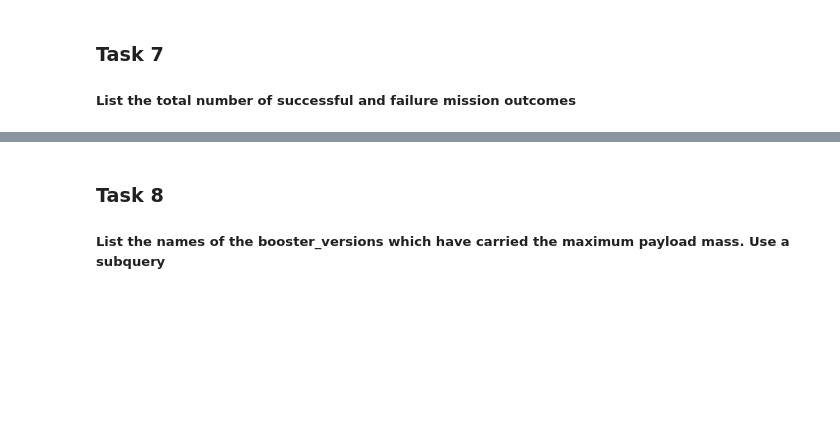
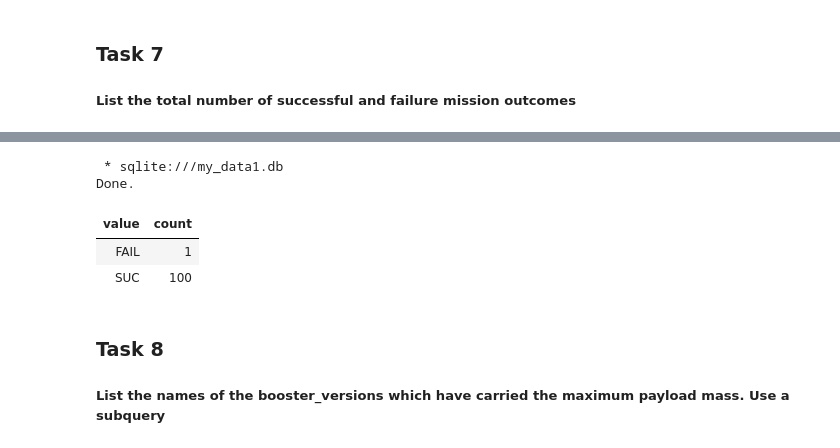
Before and after one commit to imabiodun/IBM-Capstone-Project, a Jupyter notebook: EDA/EDA-sql-coursera_sqllite.ipynb, the cells around one changed output, grey strips where cells are left out. Cells and saved outputs as stored; diff of their text form; code cells hidden in the pictures; blank space fills up the shorter version.

```diff
--- a/EDA/EDA-sql-coursera_sqllite.ipynb
+++ b/EDA/EDA-sql-coursera_sqllite.ipynb
@@ -143,3 +219,17 @@ _Hint:Use min function_
+# %%
+%%sql SELECT'SUC' AS value, COUNT(*) AS count
+FROM SPACEXTABLE
+WHERE MISSION_OUTCOME LIKE 'SU%'
+UNION
+SELECT 'FAIL' AS value, COUNT(*) AS count
+FROM SPACEXTABLE
+WHERE MISSION_OUTCOME LIKE 'FAIL%';
+# %% [output]
+ * sqlite:///my_data1.db
+Done.
+| value | count |
+| FAIL | 1 |
+| SUC | 100 |
 # %% [markdown]
 ### Task 8
 
```
Also changed, not shown: parts of 16 cells of this notebook, 2 other files.
